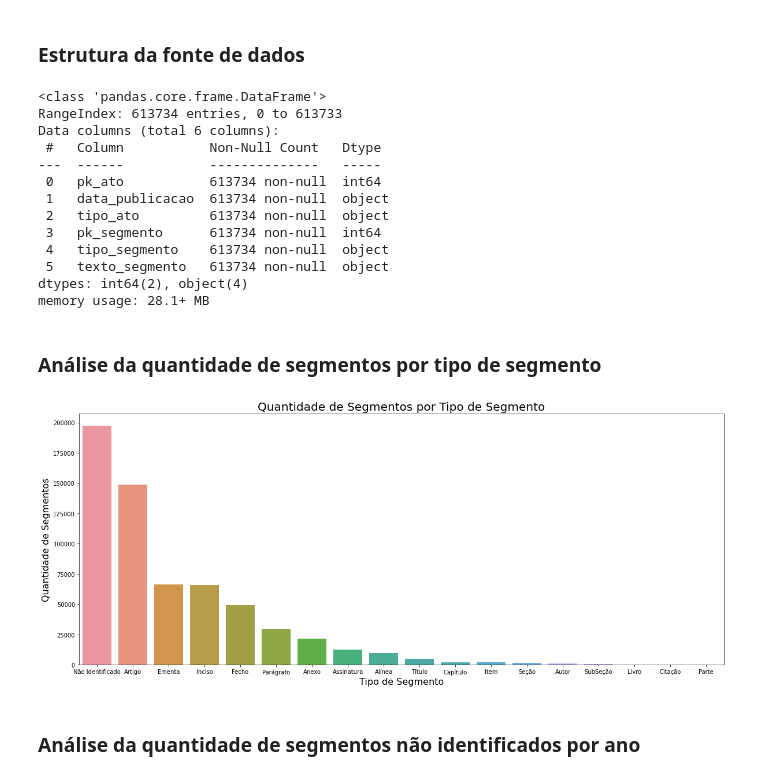
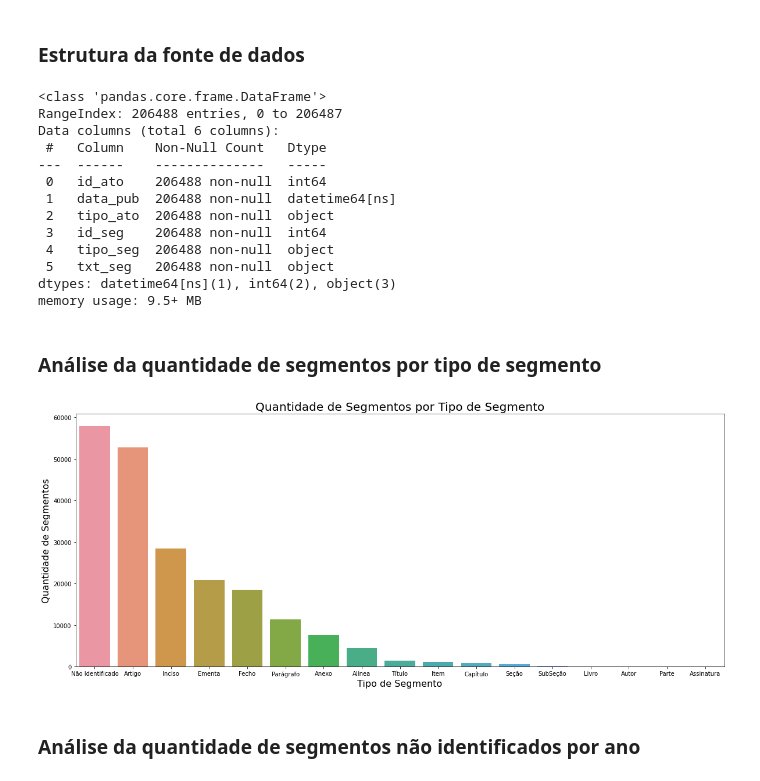
Before and after one commit to correialc/saan, a Jupyter notebook: analise-exploratoria.ipynb, the cells around one changed output. Saved outputs shown, nothing was run; the diff lists cells and outputs as text; code cells hidden in the pictures.

```diff
--- a/analise-exploratoria.ipynb
+++ b/analise-exploratoria.ipynb
@@ -9,43 +9,43 @@ np.set_printoptions(precision=4)
 # %% [markdown]
 ### Carga dos dados
 # %%
-df_segmentos = pd.read_json("./datasets/extracao-segmentos.json")
+df_seg = pd.read_json("./datasets/extracao-segmentos-atos.json")
 # %% [markdown]
 ### Estrutura da fonte de dados
 # %%
-df_segmentos.info()
+df_segs.info()
 # %% [output]
 <class 'pandas.core.frame.DataFrame'>
-RangeIndex: 613734 entries, 0 to 613733
+RangeIndex: 206488 entries, 0 to 206487
 Data columns (total 6 columns):
- #   Column           Non-Null Count   Dtype
----  ------           --------------   -----
- 0   pk_ato           613734 non-null  int64
- 1   data_publicacao  613734 non-null  object
- 2   tipo_ato         613734 non-null  object
- 3   pk_segmento      613734 non-null  int64
- 4   tipo_segmento    613734 non-null  object
- 5   texto_segmento   613734 non-null  object
-dtypes: int64(2), object(4)
-memory usage: 28.1+ MB
+ #   Column    Non-Null Count   Dtype
+---  ------    --------------   -----
+ 0   id_ato    206488 non-null  int64
+ 1   data_pub  206488 non-null  datetime64[ns]
+ 2   tipo_ato  206488 non-null  object
+ 3   id_seg    206488 non-null  int64
+ 4   tipo_seg  206488 non-null  object
+ 5   txt_seg   206488 non-null  object
+dtypes: datetime64[ns](1), int64(2), object(3)
+memory usage: 9.5+ MB
 # %%
 # Conversão do atributo data_publicacao para formato de data
-df_segmentos['data_publicacao'] = pd.to_datetime(df_segmentos['data_publicacao'])
+df_seg['data_pub'] = pd.to_datetime(df_seg['data_pub'])
 # %% [markdown]
 ### Análise da quantidade de segmentos por tipo de segmento
 # %%
-qtd_segmentos_tipo = df_segmentos[['pk_segmento', 'tipo_segmento']].groupby('tipo_segmento').count().sort_values("pk_segmento", ascending=False)
-qtd_segmentos_tipo.columns = ['qtd_segmentos']
-qtd_segmentos_tipo.reset_index(inplace=True)
+qtd_seg_tipo = df_seg[['id_seg', 'tipo_seg']].groupby('tipo_seg').count().sort_values("id_seg", ascending=False)
+qtd_seg_tipo.columns = ['qtd_seg']
+qtd_seg_tipo.reset_index(inplace=True)
 # %%
 fig = plt.figure(figsize=(20,8))
-ax = sns.barplot(x='tipo_segmento', y='qtd_segmentos', data=qtd_segmentos_tipo)
+ax = sns.barplot(x='tipo_seg', y='qtd_seg', data=qtd_seg_tipo)
 ax.set_title('Quantidade de Segmentos por Tipo de Segmento', fontsize=20)
 ax.set_ylabel('Quantidade de Segmentos', fontsize=16)
 ax.set_xlabel('Tipo de Segmento', fontsize=16)
 plt.show()
 # %% [output]
-[figure, old version]
+[figure, new version]
 # %% [markdown]
 ### Análise da quantidade de segmentos não identificados por ano
 # %%
```
Also changed, not shown: parts of 2 cells of this notebook.
